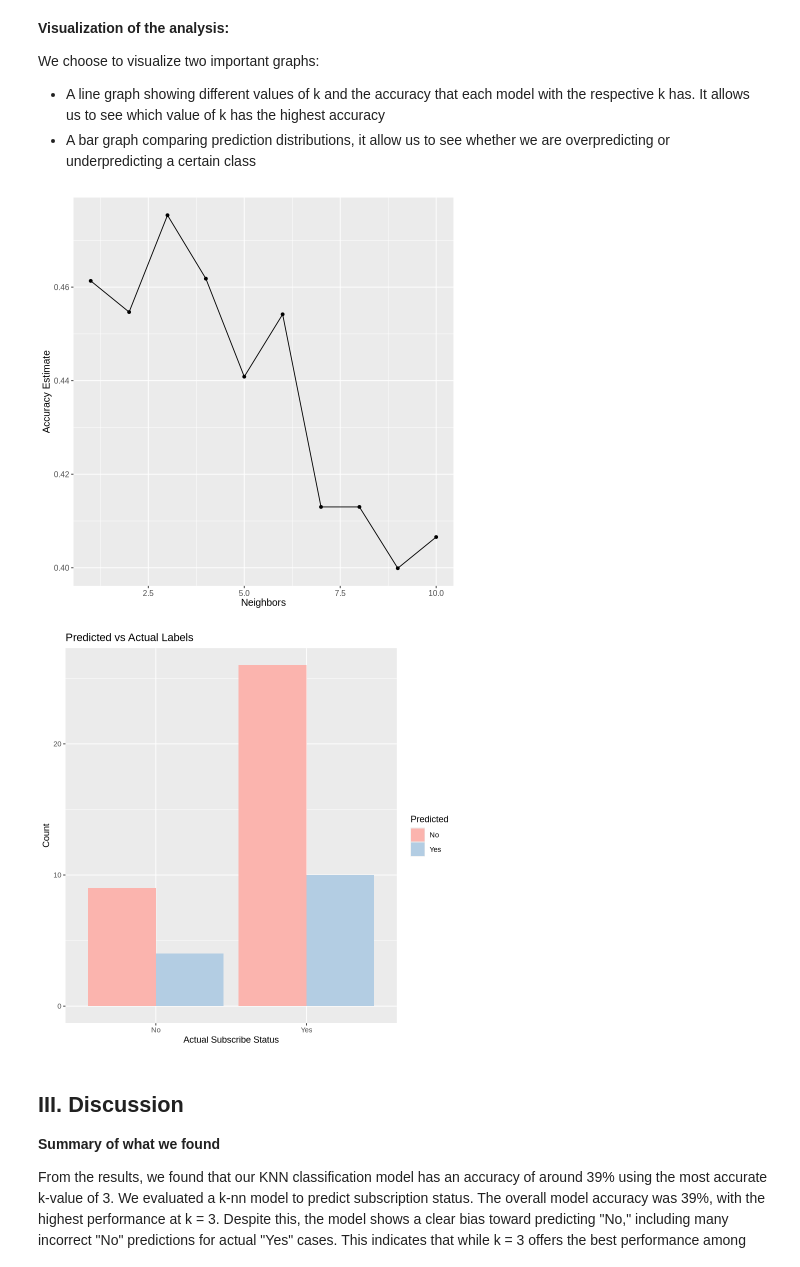
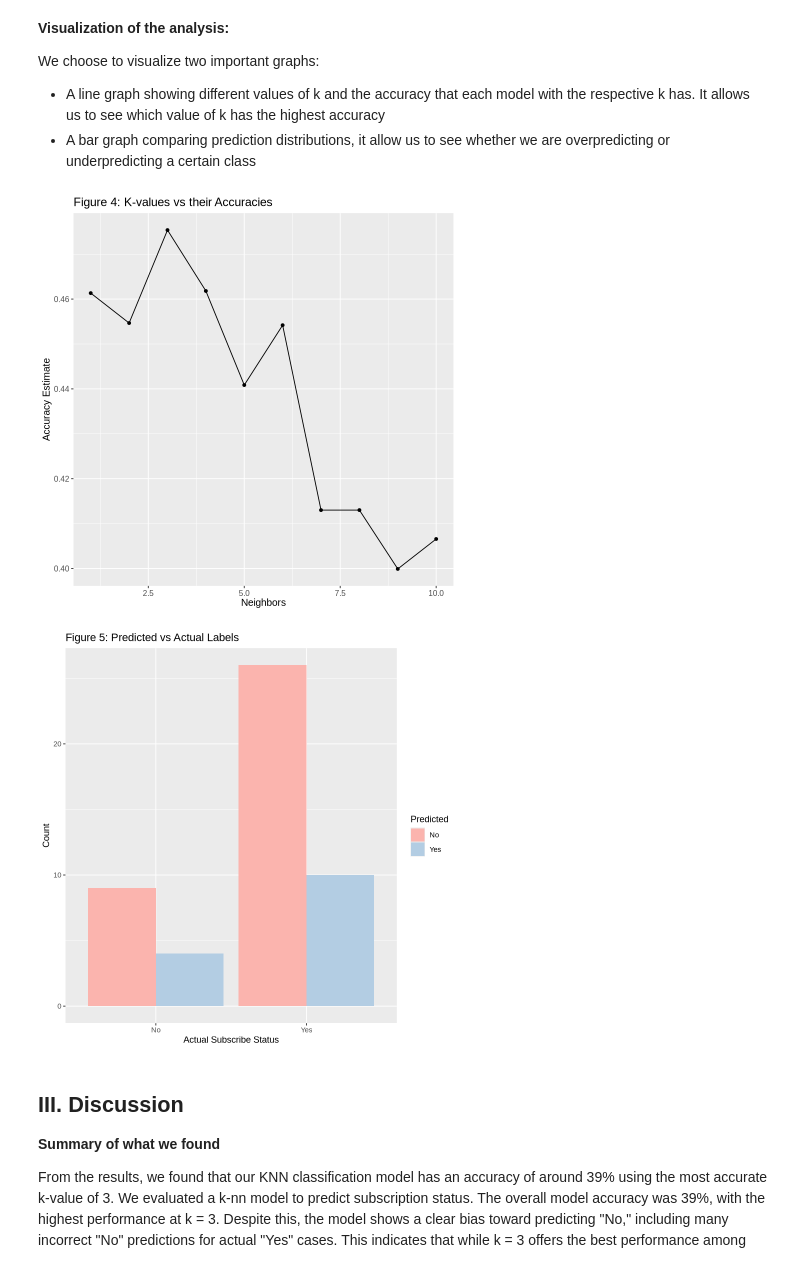
Before and after one commit to duybau2006/Data-Science-100-Group-Project, a Jupyter notebook: Group Project Final Report.ipynb, the cells around one changed output. Drawn from its saved outputs; the diff is of its cells as text; code cells hidden in the pictures.

```diff
--- a/Group Project Final Report.ipynb
+++ b/Group Project Final Report.ipynb
@@ -415,26 +433,27 @@ We choose to visualize two important graphs:
 # %%
 # to choose the best K-value
 accuracy_vs_k <- ggplot(accuracies, aes(x = neighbors, y = mean)) +
   geom_point() +
   geom_line() +
   labs(x = "Neighbors", y = "Accuracy Estimate") +
+    ggtitle("Figure 4: K-values vs their Accuracies") +
   theme(text = element_text(size = 12))
 
 accuracy_vs_k
 
 # To see how well our model predict the class
 predictions_plot <- players_test_predictions |>
     count(subscribe, .pred_class) |>
     ggplot(aes(x = subscribe, y = n, fill = .pred_class)) +
     geom_bar(stat = "identity", position = "dodge") +
     scale_fill_brewer(palette = "Pastel1") +
     labs(x = "Actual Subscribe Status", y = "Count", fill = "Predicted") +
-    ggtitle("Predicted vs Actual Labels")
+    ggtitle("Figure 5: Predicted vs Actual Labels")
 
 predictions_plot
 # %% [output]
-[figure, old version]
+[figure, new version]
-[figure, old version]
+[figure, new version]
 # %% [markdown]
 ## **III. Discussion**
 
```
Also changed, not shown: parts of 2 cells of this notebook.
